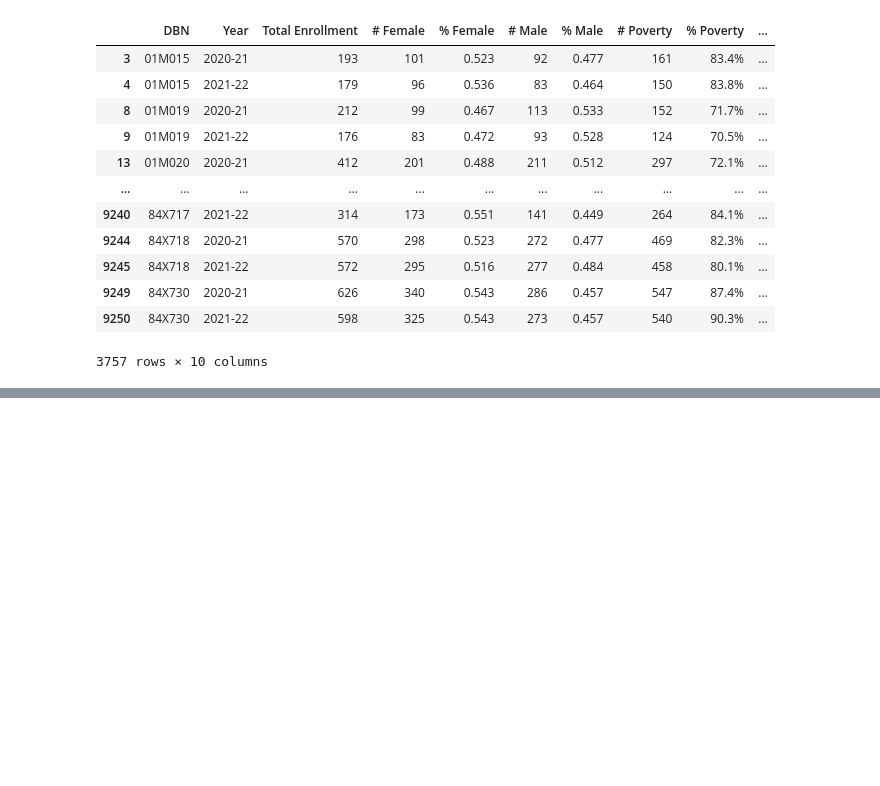
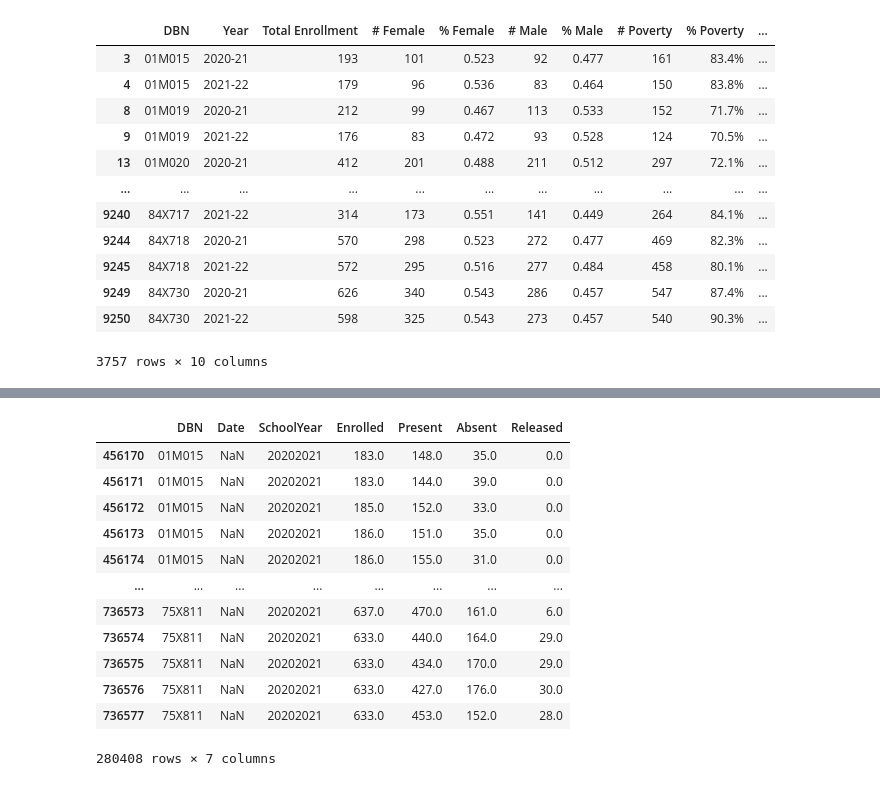
Before and after one commit to myCanaless/NYCeducation-duringCOVID, a Jupyter notebook: code/01.ipynb, the cells around one changed output, grey strips where cells are left out. Drawn from its saved outputs; the diff is of its cells as text; code cells hidden in the pictures; blank space fills up the shorter version.

Commit message:
fixing date

```diff
--- a/code/01.ipynb
+++ b/code/01.ipynb
@@ -86,0 +112,5 @@ attendance_df.sample(5)
+# %%
+attendance_df['Date'] = attendance_df['Date'].str.split('T').str[0]
+# splitting "Time" 'T00:00:00.000' to only have the date
+
+attendance_df['Date'].unique()
@@ -86,0 +149,4 @@ attendance_df.sample(5)
+# %%
+attendance_df['Date'] = attendance_df['Date'].apply(parse_date)
+
+attendance_df['Date']
@@ -86,0 +183,16 @@ attendance_df.sample(5)
+# %%
+attendance_df[attendance_df['Date'].isna()]
+# %% [output]
+|  | DBN | Date | SchoolYear | Enrolled | Present | Absent | Released |
+| 456170 | 01M015 | NaN | 20202021 | 183.0 | 148.0 | 35.0 | 0.0 |
+| 456171 | 01M015 | NaN | 20202021 | 183.0 | 144.0 | 39.0 | 0.0 |
+| 456172 | 01M015 | NaN | 20202021 | 185.0 | 152.0 | 33.0 | 0.0 |
+| 456173 | 01M015 | NaN | 20202021 | 186.0 | 151.0 | 35.0 | 0.0 |
+| 456174 | 01M015 | NaN | 20202021 | 186.0 | 155.0 | 31.0 | 0.0 |
+| ... | ... | ... | ... | ... | ... | ... | ... |
+| 736573 | 75X811 | NaN | 20202021 | 637.0 | 470.0 | 161.0 | 6.0 |
+| 736574 | 75X811 | NaN | 20202021 | 633.0 | 440.0 | 164.0 | 29.0 |
+| 736575 | 75X811 | NaN | 20202021 | 633.0 | 434.0 | 170.0 | 29.0 |
+| 736576 | 75X811 | NaN | 20202021 | 633.0 | 427.0 | 176.0 | 30.0 |
+| 736577 | 75X811 | NaN | 20202021 | 633.0 | 453.0 | 152.0 | 28.0 |
+280408 rows × 7 columns
```
Also changed, not shown: parts of 8 cells of this notebook.
